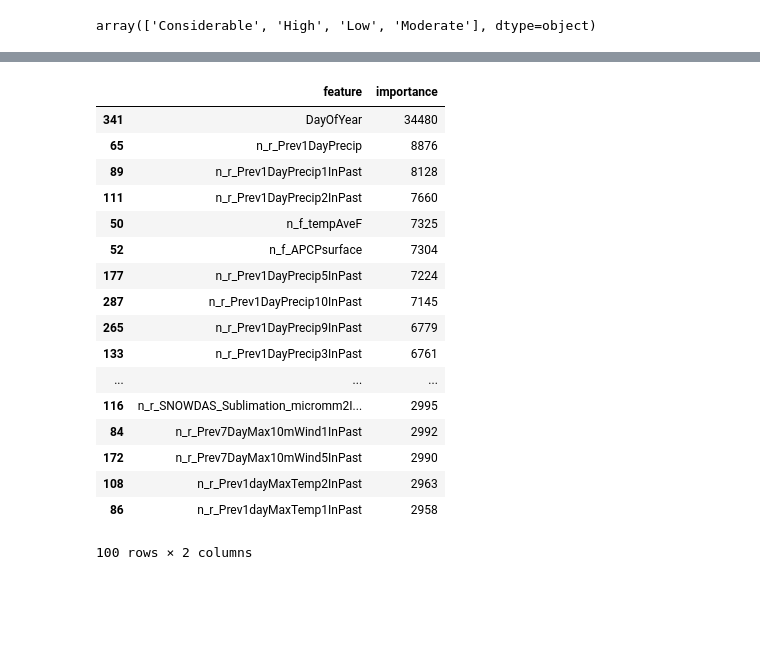
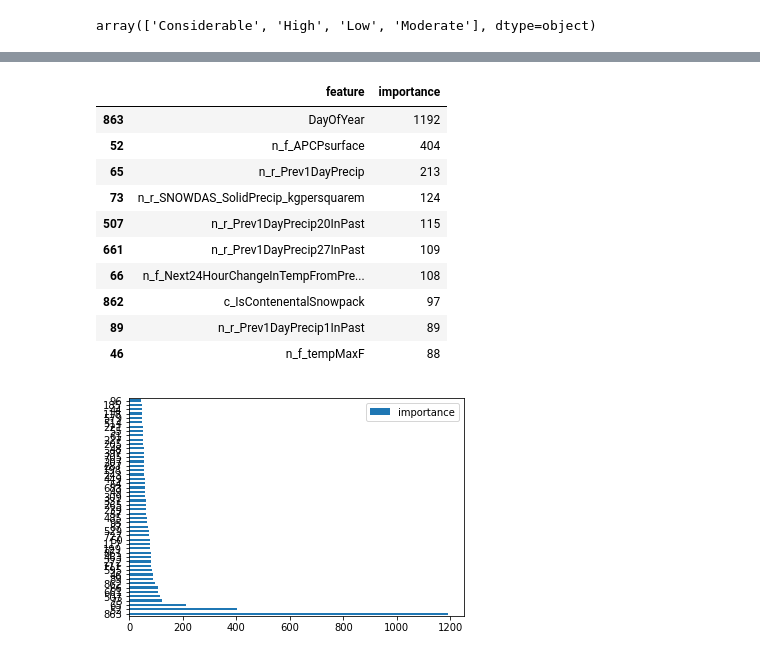
Before and after one commit to scottcha/OpenAvalancheProject, a Jupyter notebook: ML/LightGBMV1.1Training.ipynb, the cells around one changed output, grey strips where cells are left out. Cells and saved outputs as stored; diff of their text form; code cells hidden in the pictures; blank space fills up the shorter version.

```diff
--- a/ML/LightGBMV1.1Training.ipynb
+++ b/ML/LightGBMV1.1Training.ipynb
@@ -130,0 +23,2 @@ Name: o_Day1DangerAboveTreeline, dtype: int64
+# %%
+X_Above_test, X_Above_train, y_Above_test, y_Above_train, X_Near_test, X_Near_train, y_Near_test, y_Near_train, X_Below_test, X_Below_train, y_Below_test, y_Below_train = DataPrep.prep_day1_danger_train_test('../Data/V1.1FeaturesWithLabels30Days20131201To20180430.csv', ignore_extreme=True, oversample=False)
@@ -477,26 +227,24 @@ def plot_confusion_matrix(cm, classes,
 # %%
 importances = pd.Series(gbmgpu.feature_importances_)
-out = pd.concat([pd.Series(X_Above_train.columns), importances], axis=1)
+out = pd.concat([pd.Series(X_Near_train.columns), importances], axis=1)
 # %%
 out.columns = ['feature', 'importance']
 # %%
-out.sort_values('importance',ascending=False)[:100]
+out.sort_values('importance',ascending=False)[:10]
 # %% [output]
 |  | feature | importance |
-| 341 | DayOfYear | 34480 |
-| 65 | n_r_Prev1DayPrecip | 8876 |
-| 89 | n_r_Prev1DayPrecip1InPast | 8128 |
-| 111 | n_r_Prev1DayPrecip2InPast | 7660 |
-| 50 | n_f_tempAveF | 7325 |
-| 52 | n_f_APCPsurface | 7304 |
-| 177 | n_r_Prev1DayPrecip5InPast | 7224 |
-| 287 | n_r_Prev1DayPrecip10InPast | 7145 |
-| 265 | n_r_Prev1DayPrecip9InPast | 6779 |
-| 133 | n_r_Prev1DayPrecip3InPast | 6761 |
-| ... | ... | ... |
-| 116 | n_r_SNOWDAS_Sublimation_micromm2I... | 2995 |
-| 84 | n_r_Prev7DayMax10mWind1InPast | 2992 |
-| 172 | n_r_Prev7DayMax10mWind5InPast | 2990 |
-| 108 | n_r_Prev1dayMaxTemp2InPast | 2963 |
-| 86 | n_r_Prev1dayMaxTemp1InPast | 2958 |
+| 863 | DayOfYear | 1192 |
+| 52 | n_f_APCPsurface | 404 |
+| 65 | n_r_Prev1DayPrecip | 213 |
+| 73 | n_r_SNOWDAS_SolidPrecip_kgpersquarem | 124 |
+| 507 | n_r_Prev1DayPrecip20InPast | 115 |
+| 661 | n_r_Prev1DayPrecip27InPast | 109 |
+| 66 | n_f_Next24HourChangeInTempFromPre... | 108 |
+| 862 | c_IsContenentalSnowpack | 97 |
+| 89 | n_r_Prev1DayPrecip1InPast | 89 |
+| 46 | n_f_tempMaxF | 88 |
-100 rows × 2 columns
+# %%
+out[['feature', 'importance']].sort_values('importance',ascending=False)[:50].plot.barh()
+plt.show()
+# %% [output]
+[figure, added]
```
Also changed, not shown: parts of 25 cells of this notebook, 9 other files.
